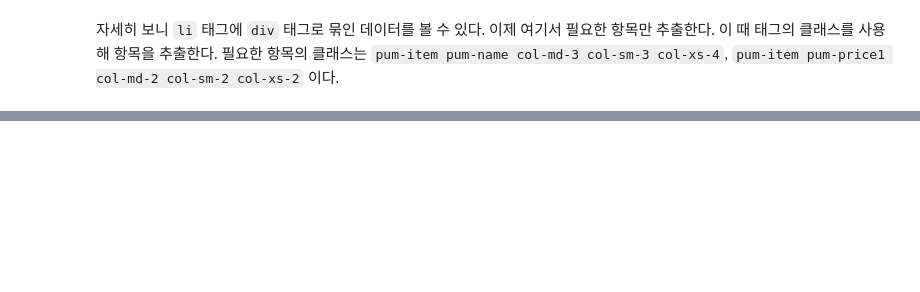
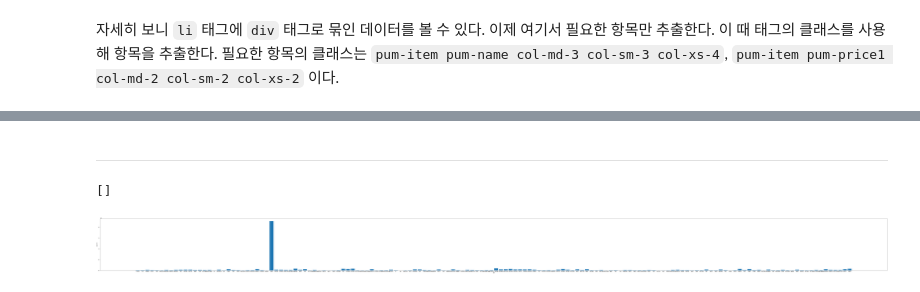
Before and after one commit to CharmStrange/CoLab_data, a Jupyter notebook: ipynb-majoring/DS/중간과정_프로젝트.ipynb, the cells around one changed output, grey strips where cells are left out. Saved outputs shown, nothing was run; the diff lists cells and outputs as text; code cells hidden in the pictures; blank space fills up the shorter version.

```diff
--- a/ipynb-majoring/DS/중간과정_프로젝트.ipynb
+++ b/ipynb-majoring/DS/중간과정_프로젝트.ipynb
@@ -52,0 +66,10 @@ df
+# %%
+df['평균 가격'] = df['평균 가격'].str.replace(',', '').astype(float)
+
+print( f"전체 데이터 길이 : {len(df)}, \n중복 제거 데이터 길이 : {len(df['상품'].unique())}" )
+
+result_df = df.groupby('상품')['평균 가격'].mean().reset_index()
+
+print( f"데이터 정리 후 전체 데이터 길이 : {len(result_df)}" )
+
+result_df
@@ -52,0 +119,14 @@ df
+# %% [markdown]
+---
+# %%
+import matplotlib.pyplot as plt
+plt.rcParams['font.family'] = 'NanumBarunGothic'
+
+plt.figure(figsize=(150,10))
+plt.xlabel('상품')
+plt.ylabel('평균 가격')
+plt.bar(result_df['상품'], result_df['평균 가격'])
+plt.plot()
+# %% [output]
+[]
+[figure, added]
```
Also changed, not shown: parts of 11 cells of this notebook.
